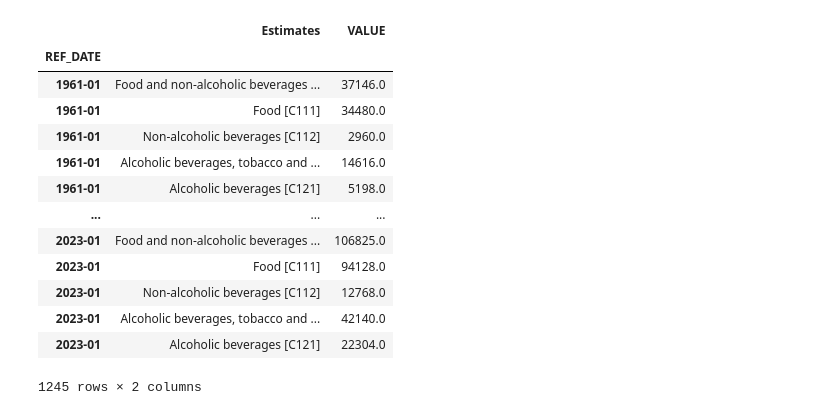
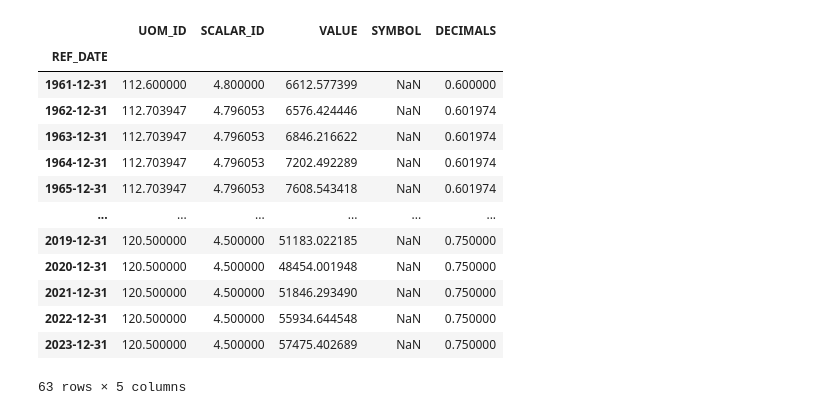
Before and after one commit to zRandgris/project1, a Jupyter notebook: TheProject.ipynb, the cells around one changed output. Drawn from its saved outputs; the diff is of its cells as text; code cells hidden in the pictures.

```diff
--- a/TheProject.ipynb
+++ b/TheProject.ipynb
@@ -2,7 +2,7 @@
 import pandas as pd
 from pathlib import Path
 # %%
-csv_path = Path("Resource/Data3.csv")
+csv_path = Path("Resource/Data1.csv")
 df = pd.read_csv(csv_path)
 df.head(50)
 # %% [output]
@@ -47,18 +26,27 @@ clean_index_df
-# %%
-group_df = clean_index_df.groupby("REF_DATE")
-group_df.head()
-# %% [output]
-|  | Estimates | VALUE |
-| REF_DATE |  |  |
-| 1961-01 | Food and non-alcoholic beverages ... | 37146.0 |
-| 1961-01 | Food [C111] | 34480.0 |
-| 1961-01 | Non-alcoholic beverages [C112] | 2960.0 |
-| 1961-01 | Alcoholic beverages, tobacco and ... | 14616.0 |
-| 1961-01 | Alcoholic beverages [C121] | 5198.0 |
-| ... | ... | ... |
-| 2023-01 | Food and non-alcoholic beverages ... | 106825.0 |
-| 2023-01 | Food [C111] | 94128.0 |
-| 2023-01 | Non-alcoholic beverages [C112] | 12768.0 |
-| 2023-01 | Alcoholic beverages, tobacco and ... | 42140.0 |
-| 2023-01 | Alcoholic beverages [C121] | 22304.0 |
-1245 rows × 2 columns
+# %%
+# Assume df is your DataFrame and 'date' is your column with dates
+df['REF_DATE'] = pd.to_datetime(df['REF_DATE'], format='%Y-%m')
+
+# Set 'date' as index if it's not yet
+df.set_index('REF_DATE', inplace=True)
+
+# Resample to yearly data, taking the mean of each year
+df_yearly = df.resample('Y').mean()
+
+
+df_yearly
+# %% [output]
+|  | UOM_ID | SCALAR_ID | VALUE | SYMBOL | DECIMALS |
+| REF_DATE |  |  |  |  |  |
+| 1961-12-31 | 112.600000 | 4.800000 | 6612.577399 | NaN | 0.600000 |
+| 1962-12-31 | 112.703947 | 4.796053 | 6576.424446 | NaN | 0.601974 |
+| 1963-12-31 | 112.703947 | 4.796053 | 6846.216622 | NaN | 0.601974 |
+| 1964-12-31 | 112.703947 | 4.796053 | 7202.492289 | NaN | 0.601974 |
+| 1965-12-31 | 112.703947 | 4.796053 | 7608.543418 | NaN | 0.601974 |
+| ... | ... | ... | ... | ... | ... |
+| 2019-12-31 | 120.500000 | 4.500000 | 51183.022185 | NaN | 0.750000 |
+| 2020-12-31 | 120.500000 | 4.500000 | 48454.001948 | NaN | 0.750000 |
+| 2021-12-31 | 120.500000 | 4.500000 | 51846.293490 | NaN | 0.750000 |
+| 2022-12-31 | 120.500000 | 4.500000 | 55934.644548 | NaN | 0.750000 |
+| 2023-12-31 | 120.500000 | 4.500000 | 57475.402689 | NaN | 0.750000 |
+63 rows × 5 columns
```
Also changed, not shown: parts of 3 cells of this notebook, 2 other files.
